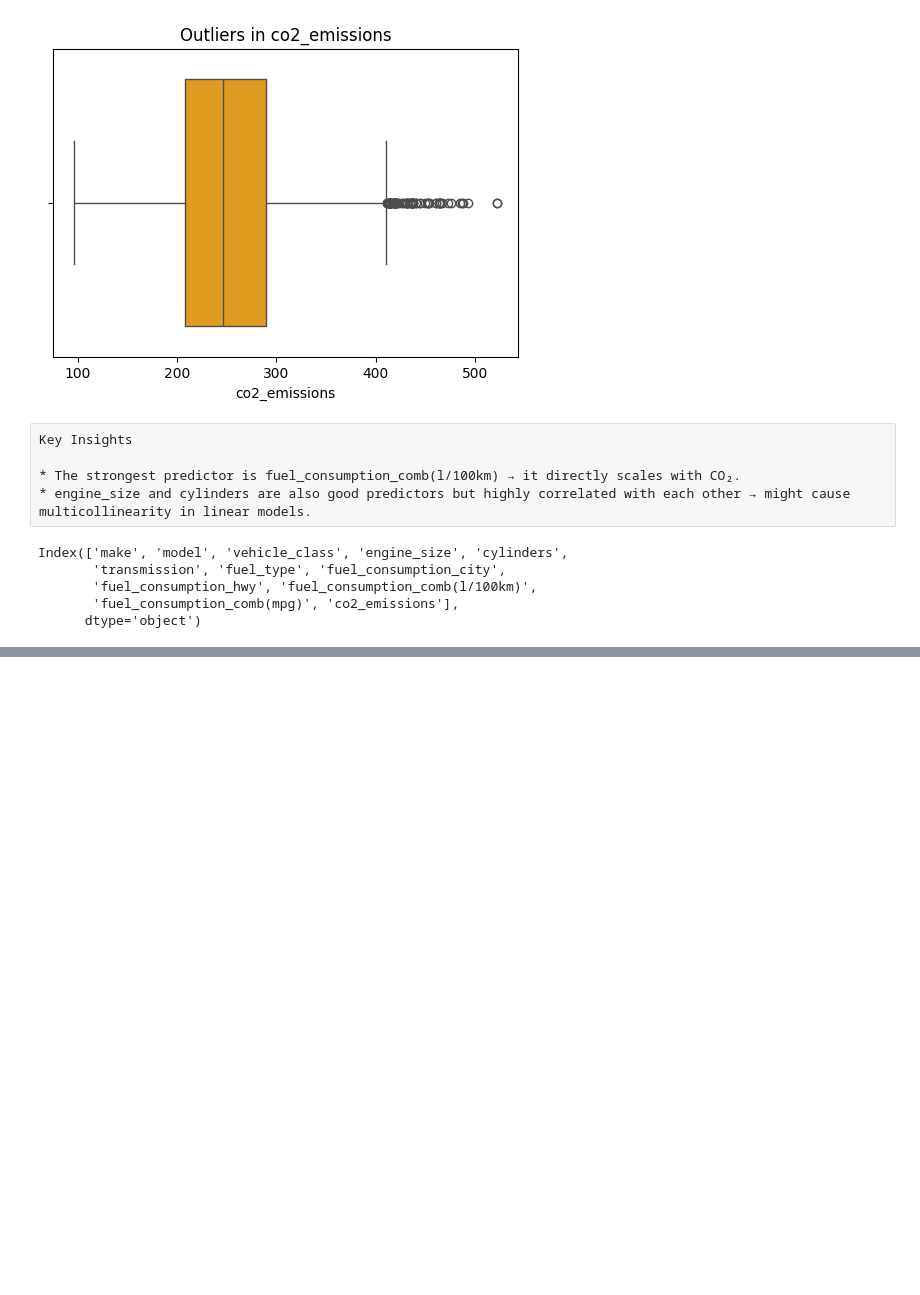
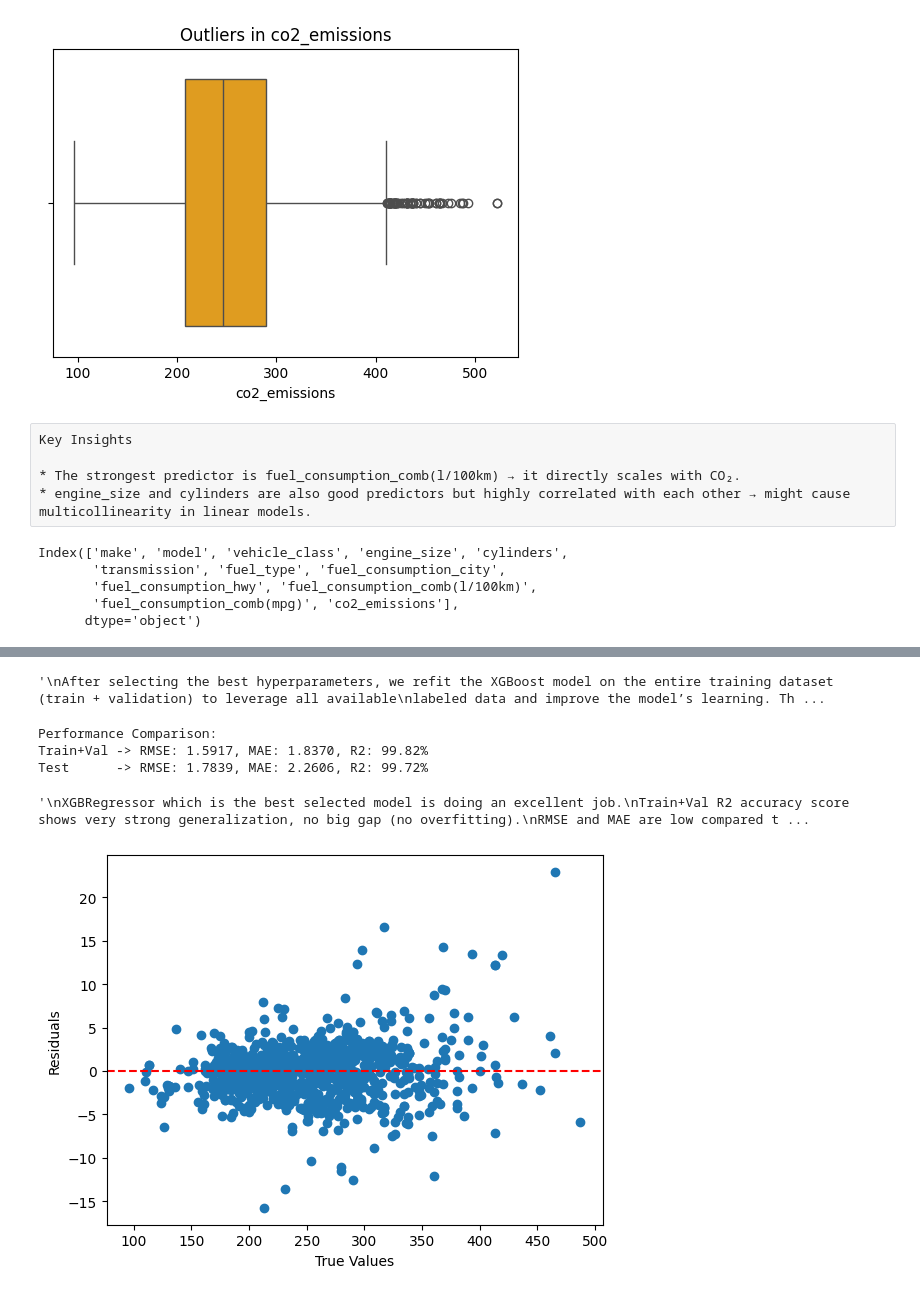
Before and after one commit to Anjali-Joshi-git/co2_emission, a Jupyter notebook: CO2_Emissions_ML_project].ipynb, the cells around one changed output, grey strips where cells are left out. Cells and saved outputs as stored; diff of their text form; code cells hidden in the pictures; blank space fills up the shorter version.

```diff
--- a/CO2_Emissions_ML_Project.ipynb
+++ b/CO2_Emissions_ML_project].ipynb
@@ -545,0 +673,57 @@ Categories (16, object): ['COMPACT', 'FULL-SIZE', 'MID-SIZE', 'MINICOMPACT', ...
+# %%
+"""
+After selecting the best hyperparameters, we refit the XGBoost model on the entire training dataset (train + validation) to leverage all available
+labeled data and improve the model’s learning. The final evaluation is performed on the test set, which is completely unseen by the model, to provide
+an unbiased estimate of its performance and to assess whether the model is well-fitted, overfitting, or underfitting.
+"""
+# %% [output]
+'\nAfter selecting the best hyperparameters, we refit the XGBoost model on the entire training dataset (train + validation) to leverage all available\nlabeled data and improve the model’s learning. Th ...
+# %%
+def to_dense(X):
+    return np.asarray(X.todense()) if hasattr(X, 'todense') else X
+
+X_full_train= np.vstack([to_dense(X_train_selected), to_dense(X_val_selected)])
+y_full_train=np.concatenate([y_train,y_val])
+
+X_test_input=to_dense(X_test_selected)
+
+best_params= study.best_params
+
+xgb_best=XGBRegressor(**best_params)
+xgb_best.fit(X_full_train,y_full_train)
+
+y_full_train_pred=xgb_best.predict(X_full_train)
+
+y_test_pred=xgb_best.predict(X_test_input)
+
+rmse_train=np.sqrt(np.sqrt(mean_squared_error(y_full_train,y_full_train_pred)))
+mae_train=mean_absolute_error(y_full_train,y_full_train_pred)
+r2_train=r2_score(y_full_train,y_full_train_pred)
+
+rmse_test=np.sqrt(np.sqrt(mean_squared_error(y_test,y_test_pred)))
+mae_test=mean_absolute_error(y_test,y_test_pred)
+r2_test=r2_score(y_test,y_test_pred)
+
+print("Performance Comparison:")
+print(f"Train+Val -> RMSE: {rmse_train:.4f}, MAE: {mae_train:.4f}, R2: {(r2_train*100):.2f}%")
+print(f"Test      -> RMSE: {rmse_test:.4f}, MAE: {mae_test:.4f}, R2: {(r2_test*100):.2f}%")
+# %% [output]
+Performance Comparison:
+Train+Val -> RMSE: 1.5917, MAE: 1.8370, R2: 99.82%
+Test      -> RMSE: 1.7839, MAE: 2.2606, R2: 99.72%
+# %%
+'''
+XGBRegressor which is the best selected model is doing an excellent job.
+Train+Val R2 accuracy score shows very strong generalization, no big gap (no overfitting).
+RMSE and MAE are low compared to the scale of CO₂ emissions → model predictions are highly accurate.
+'''
+# %% [output]
+'\nXGBRegressor which is the best selected model is doing an excellent job.\nTrain+Val R2 accuracy score shows very strong generalization, no big gap (no overfitting).\nRMSE and MAE are low compared t ...
+# %%
+plt.scatter(y_test, y_test - y_test_pred)
+plt.axhline(0, color='red', linestyle='--')
+plt.xlabel("True Values")
+plt.ylabel("Residuals")
+plt.show()
+# %% [output]
+[figure, added]
```
Also changed, not shown: parts of 39 cells of this notebook, 4 other files.
